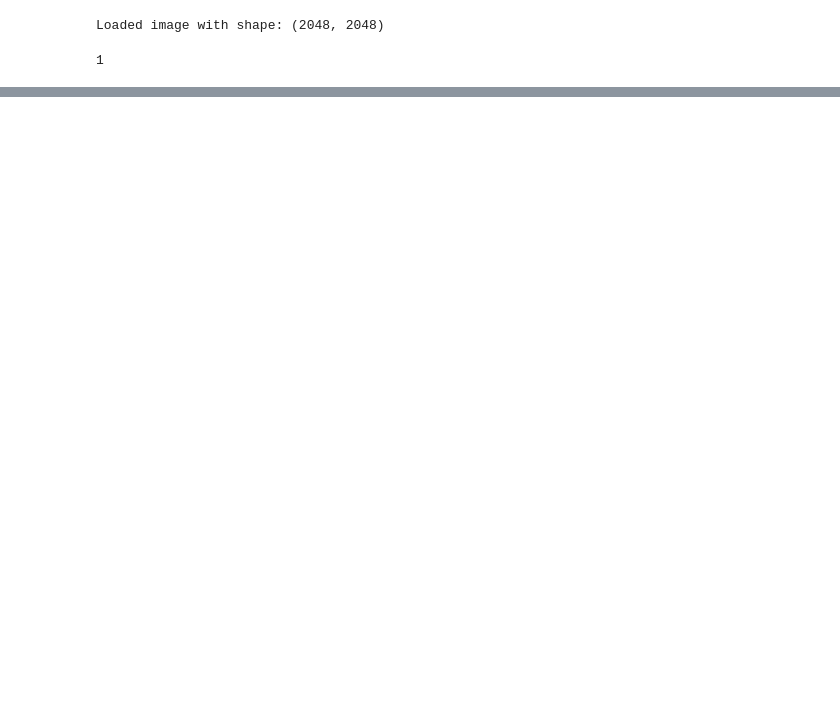
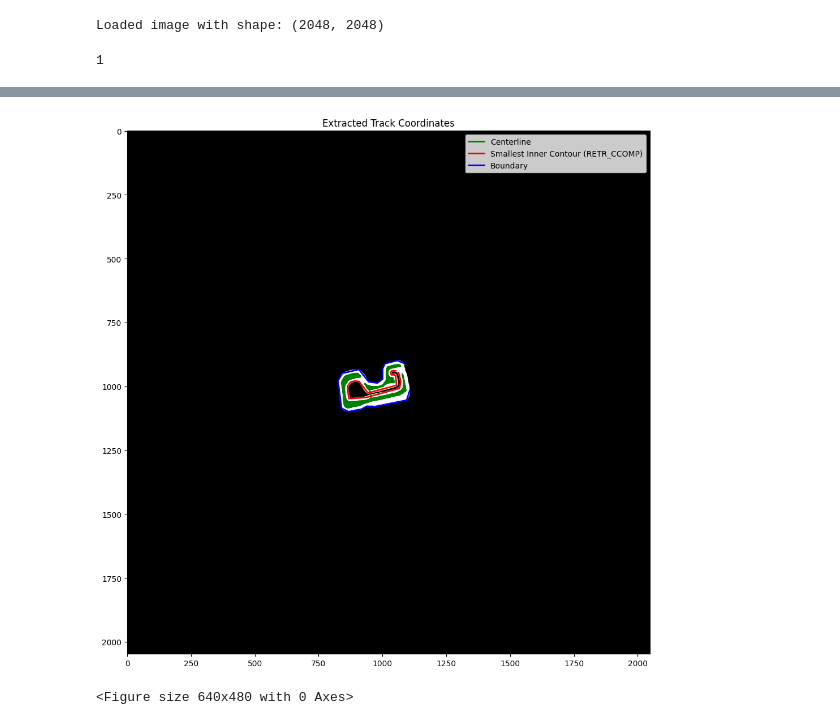
Before and after one commit to anjrew/race-lines-optimization, a Jupyter notebook: notebooks/create_map_boundries.ipynb, the cells around one changed output, grey strips where cells are left out. Saved outputs shown, nothing was run; the diff lists cells and outputs as text; code cells hidden in the pictures; blank space fills up the shorter version.

```diff
--- a/notebooks/create_map_boundries.ipynb
+++ b/notebooks/create_map_boundries.ipynb
@@ -256,0 +198,65 @@ print(f"Results saved to {output_path}")
+# %%
+
+
+# Save to CSV if output path is provided
+if output_path:
+    with open(output_path / 'centerline.csv', 'w', newline='') as file:
+        writer = csv.writer(file)
+        writer.writerow(['x', 'y'])
+        writer.writerows(centerline_coords)
+
+    with open(output_path / 'boundary.csv', 'w', newline='') as file:
+        writer = csv.writer(file)
+        writer.writerow(['x', 'y'])
+        writer.writerows(boundary_coords)
+
+    plt.imsave(output_path / 'distance_transform.png', dist_norm, cmap='hot')
+    plt.imsave(output_path / 'centerline.png', cv2.cvtColor(skeleton, cv2.COLOR_GRAY2RGB))
+    plt.imsave(output_path / 'binary.png', binary, cmap='gray')
+    plt.imsave(output_path / 'track.png', cv2.cvtColor(img, cv2.COLOR_GRAY2RGB))
+    plt.imsave(output_path / 'track_with_coords.png', cv2.cvtColor(img, cv2.COLOR_GRAY2RGB))
+
+# Visualize results
+
+plt.figure(figsize=(12, 10))
+
+# # Original image
+# plt.subplot(2, 2, 1)
+# plt.imshow(img, cmap='gray')
+# plt.title('Original Track Image')
+
+# # Binary image
+# plt.subplot(2, 2, 2)
+# plt.imshow(binary, cmap='gray')
+# plt.title('Binary Track Image')
+
+# # Distance transform
+# plt.subplot(2, 2, 3)
+# plt.imshow(dist_norm, cmap='hot')
+# plt.title('Distance Transform')
+
+# Result with coordinates
+# plt.subplot(2, 2, 4)
+plt.imshow(img, cmap='gray')
+centerline_x = [p[0] for p in centerline_coords]
+centerline_y = [p[1] for p in centerline_coords]
+plt.plot(centerline_x, centerline_y, 'g-', linewidth=2, label='Centerline')
+boundary_x = [p[0] for p in boundary_coords]
+boundary_y = [p[1] for p in boundary_coords]
+
+if inner_coords:
+    inner_x = [p[0] for p in inner_coords]
+    inner_y = [p[1] for p in inner_coords]
+    plt.plot(inner_x, inner_y, 'r-', linewidth=2, label='Smallest Inner Contour (RETR_CCOMP)')
+
+plt.plot(boundary_x, boundary_y, 'b-', linewidth=2, label='Boundary')
+plt.title('Extracted Track Coordinates')
+plt.legend()
+
+plt.tight_layout()
+plt.show()
+if output_path:
+    plt.savefig(output_path / 'track_with_coords.png')
+# %% [output]
+[figure, added]
+<Figure size 640x480 with 0 Axes>
```
Also changed, not shown: parts of 8 cells of this notebook, 14 other files.
